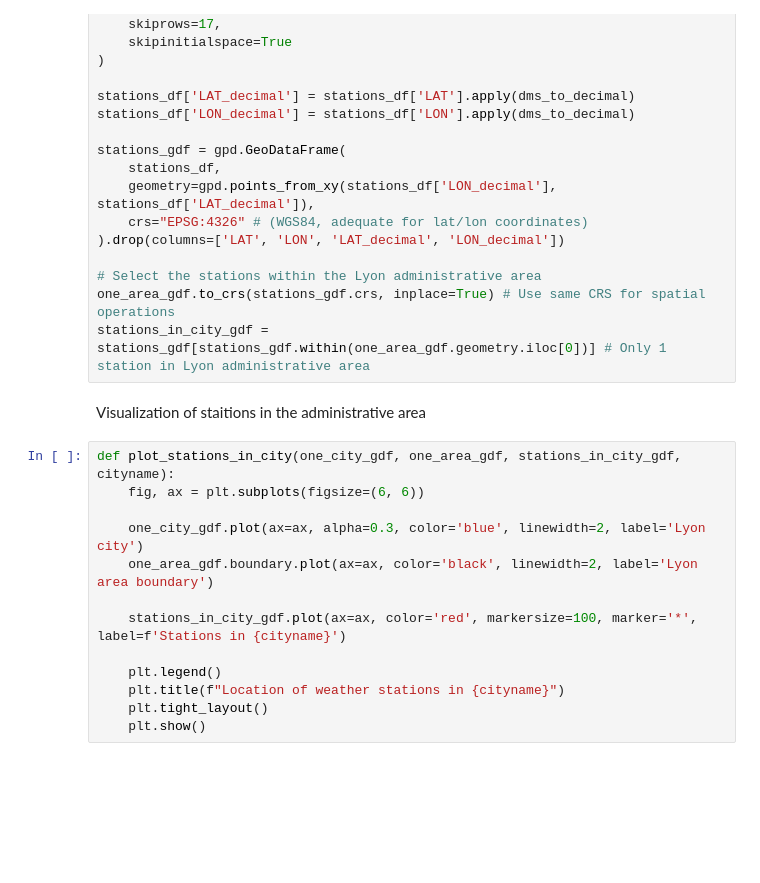
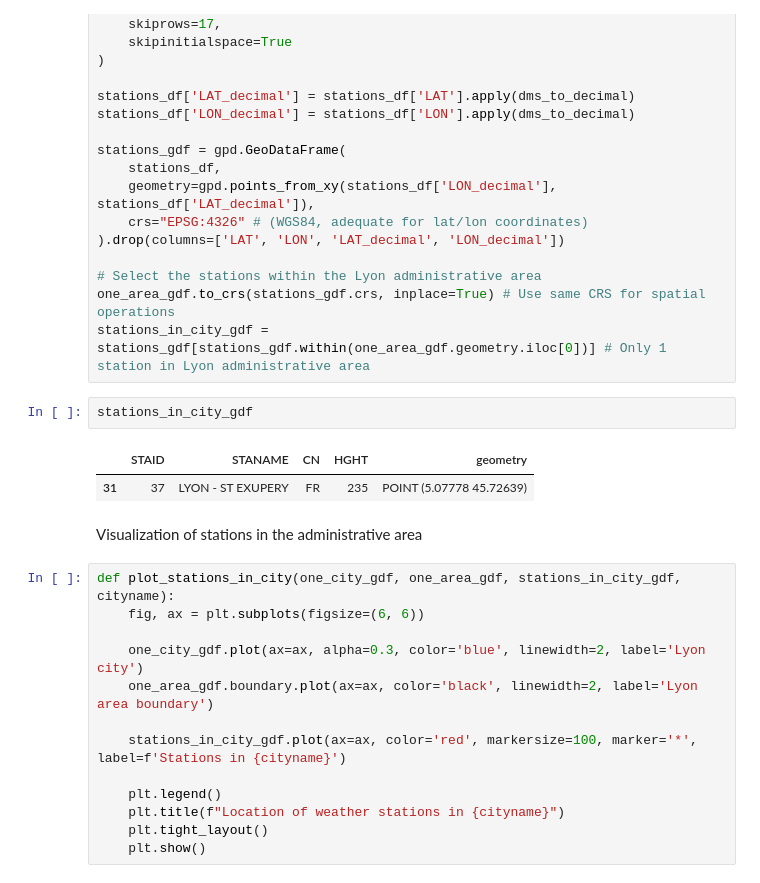
Before and after one commit to AlecNul/GenHack-Team28, a Jupyter notebook: src/week3_team28.ipynb, the cells around one changed output. Cells and saved outputs as stored; diff of their text form; blank space fills up the shorter version.

```diff
--- a/src/week3_team28.ipynb
+++ b/src/week3_team28.ipynb
@@ -141,8 +159,13 @@ stations_gdf = gpd.GeoDataFrame(
 # Select the stations within the Lyon administrative area
 one_area_gdf.to_crs(stations_gdf.crs, inplace=True) # Use same CRS for spatial operations
 stations_in_city_gdf = stations_gdf[stations_gdf.within(one_area_gdf.geometry.iloc[0])] # Only 1 station in Lyon administrative area
+# %%
+stations_in_city_gdf
+# %% [output]
+|  | STAID | STANAME | CN | HGHT | geometry |
+| 31 | 37 | LYON - ST EXUPERY | FR | 235 | POINT (5.07778 45.72639) |
 # %% [markdown]
-Visualization of staitions in the administrative area
+Visualization of stations in the administrative area
 # %%
 def plot_stations_in_city(one_city_gdf, one_area_gdf, stations_in_city_gdf, cityname):
     fig, ax = plt.subplots(figsize=(6, 6))
```
Also changed, not shown: parts of 15 cells of this notebook.
